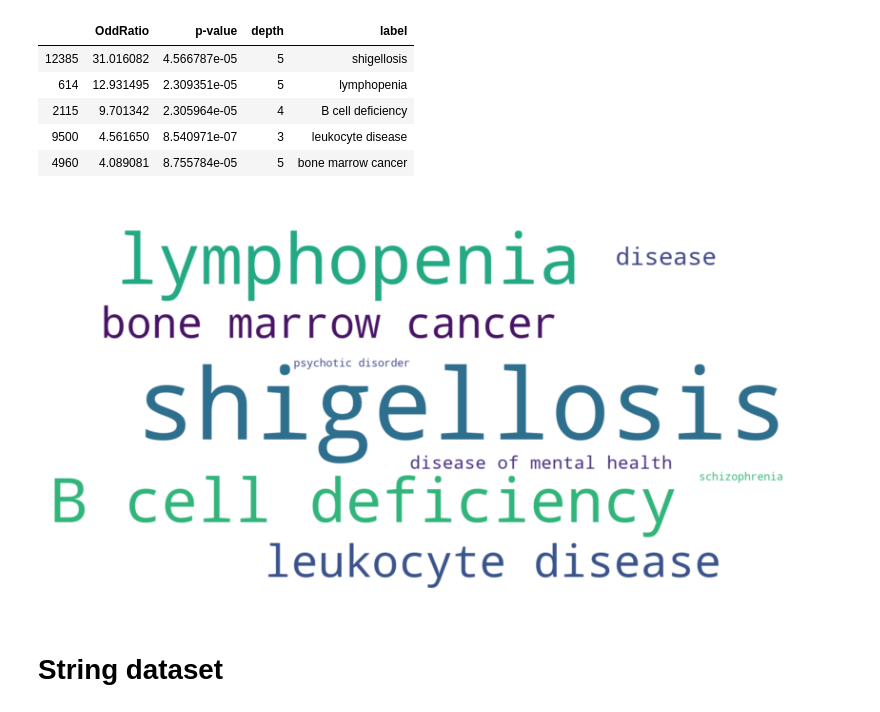
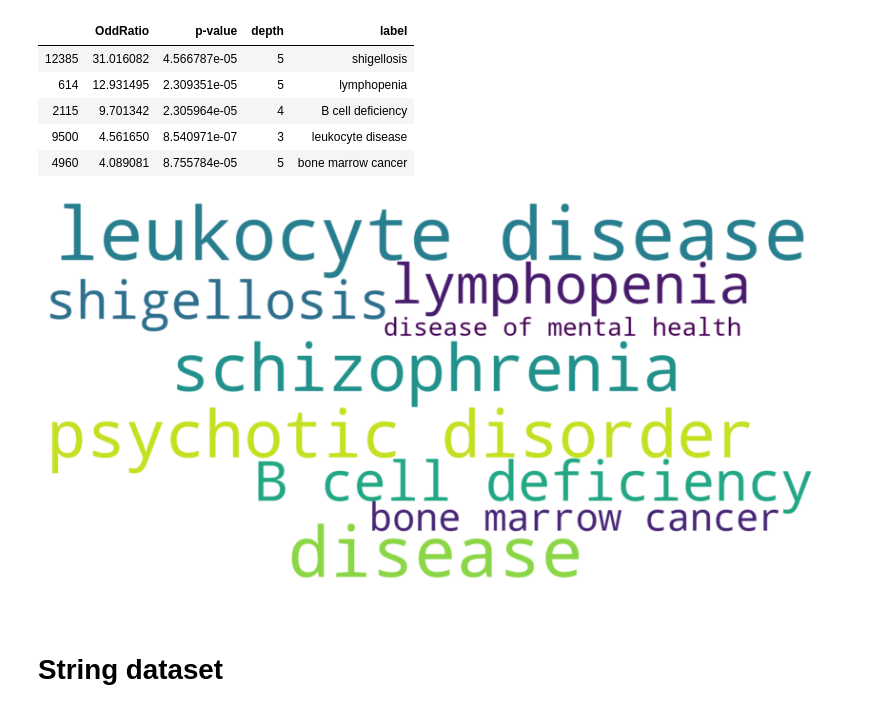
Before and after one commit to Mmiglio/BiologicalData, a Jupyter notebook: code/part2/DiseaseOntology.ipynb, the cells around one changed output. Cells and saved outputs as stored; diff of their text form; code cells hidden in the pictures.

```diff
--- a/code/part2/DiseaseOntology.ipynb
+++ b/code/part2/DiseaseOntology.ipynb
@@ -321,21 +321,21 @@ result[filter_terms].head()
 # %%
 # Num of words to be drawn
 N = 30
 
 wc = draw_word_cloud(
     df = result[filter_terms],
     N = N,
-    score = 'OddRatio',
+    score = 'p-value',
     under_represented=False
 )
 
 # Plot
 plt.figure(figsize=(15, 15))
 plt.imshow(wc, interpolation="bilinear")
 plt.axis("off")
 plt.show()
 # %% [output]
-[figure, old version]
+[figure, new version]
 # %% [markdown]
 <a id="string"></a>
 
```
Also changed, not shown: parts of 6 cells of this notebook, 5 other files.
